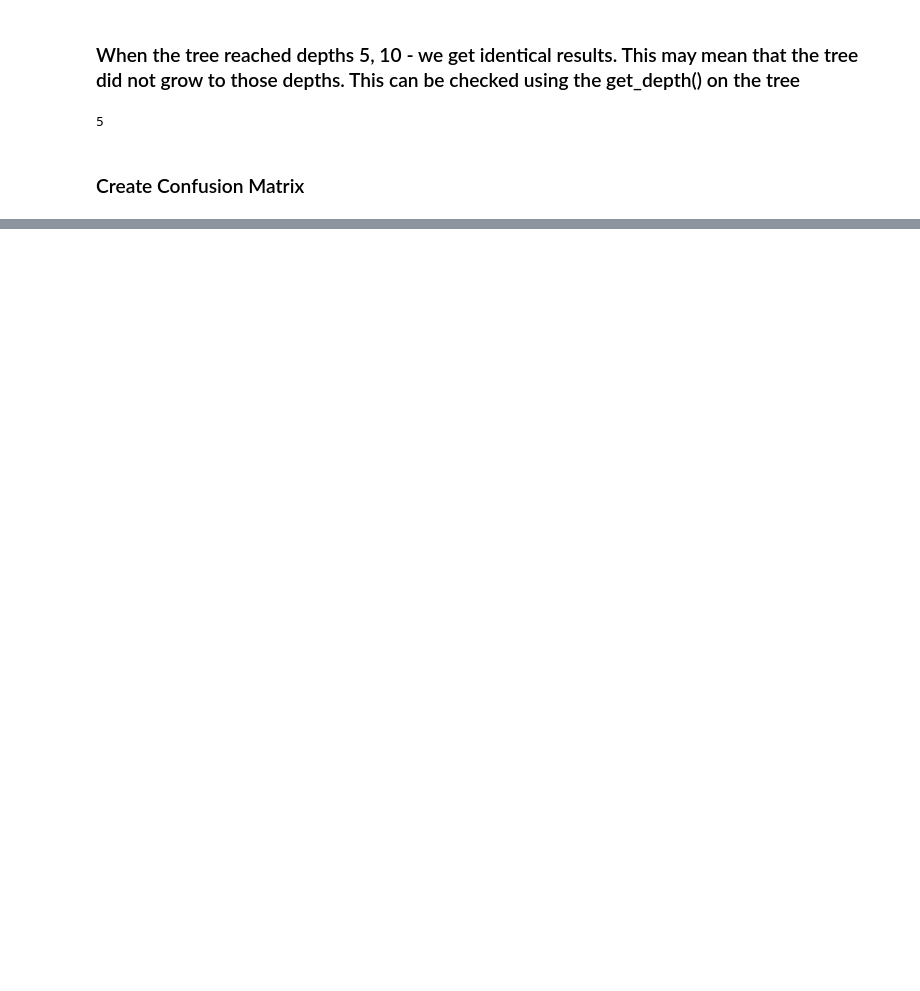
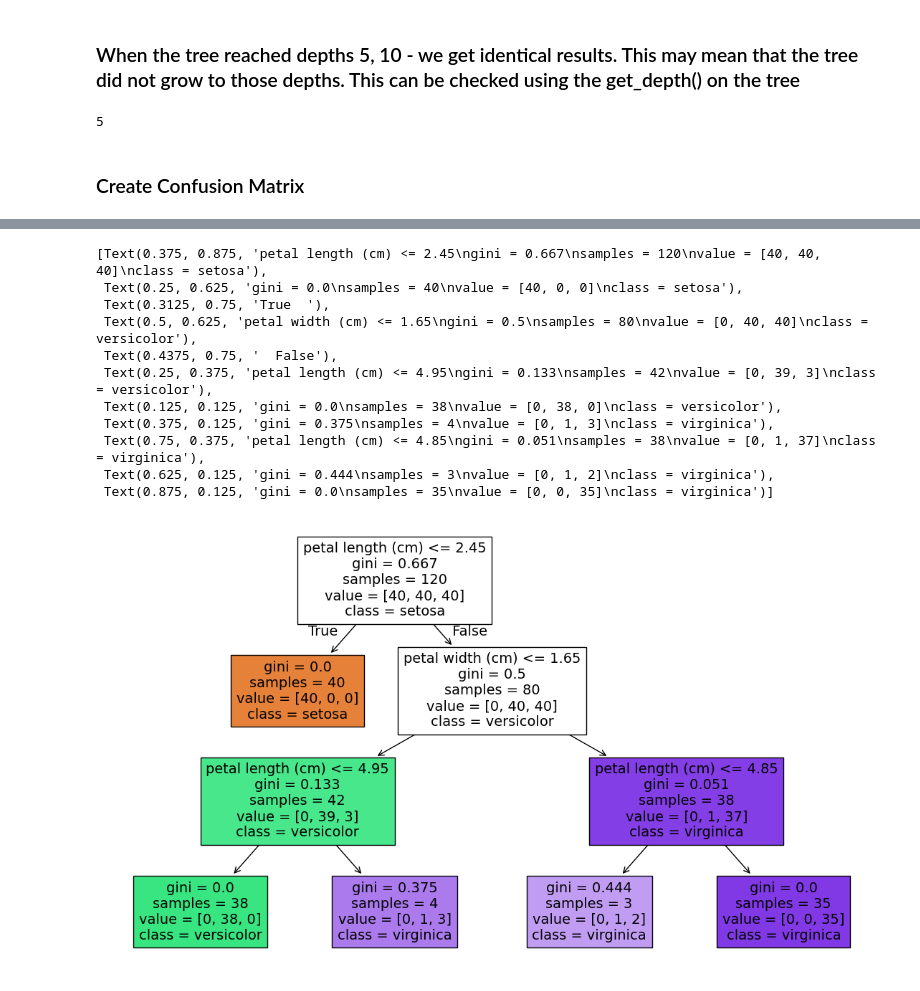
Before and after one commit to GamXCs/ML-Prep, a Jupyter notebook: Model-Building/02_iris_decision_tree.ipynb, the cells around one changed output, grey strips where cells are left out. Cells and saved outputs as stored; diff of their text form; code cells hidden in the pictures; blank space fills up the shorter version.

```diff
--- a/Model-Building/02_iris_decision_tree.ipynb
+++ b/Model-Building/02_iris_decision_tree.ipynb
@@ -206,0 +248,19 @@ array([[10,  0,  0],
+# %%
+# visualize the tree model
+
+plt.figure(figsize=(14,8))
+
+plot_tree(tree_model, feature_names=iris.feature_names, class_names=iris.target_names, filled=True)
+# %% [output]
+[Text(0.375, 0.875, 'petal length (cm) <= 2.45\ngini = 0.667\nsamples = 120\nvalue = [40, 40, 40]\nclass = setosa'),
+ Text(0.25, 0.625, 'gini = 0.0\nsamples = 40\nvalue = [40, 0, 0]\nclass = setosa'),
+ Text(0.3125, 0.75, 'True  '),
+ Text(0.5, 0.625, 'petal width (cm) <= 1.65\ngini = 0.5\nsamples = 80\nvalue = [0, 40, 40]\nclass = versicolor'),
+ Text(0.4375, 0.75, '  False'),
+ Text(0.25, 0.375, 'petal length (cm) <= 4.95\ngini = 0.133\nsamples = 42\nvalue = [0, 39, 3]\nclass = versicolor'),
+ Text(0.125, 0.125, 'gini = 0.0\nsamples = 38\nvalue = [0, 38, 0]\nclass = versicolor'),
+ Text(0.375, 0.125, 'gini = 0.375\nsamples = 4\nvalue = [0, 1, 3]\nclass = virginica'),
+ Text(0.75, 0.375, 'petal length (cm) <= 4.85\ngini = 0.051\nsamples = 38\nvalue = [0, 1, 37]\nclass = virginica'),
+ Text(0.625, 0.125, 'gini = 0.444\nsamples = 3\nvalue = [0, 1, 2]\nclass = virginica'),
+ Text(0.875, 0.125, 'gini = 0.0\nsamples = 35\nvalue = [0, 0, 35]\nclass = virginica')]
+[figure, added]
```
Also changed, not shown: parts of 6 cells of this notebook, 1 other file.
